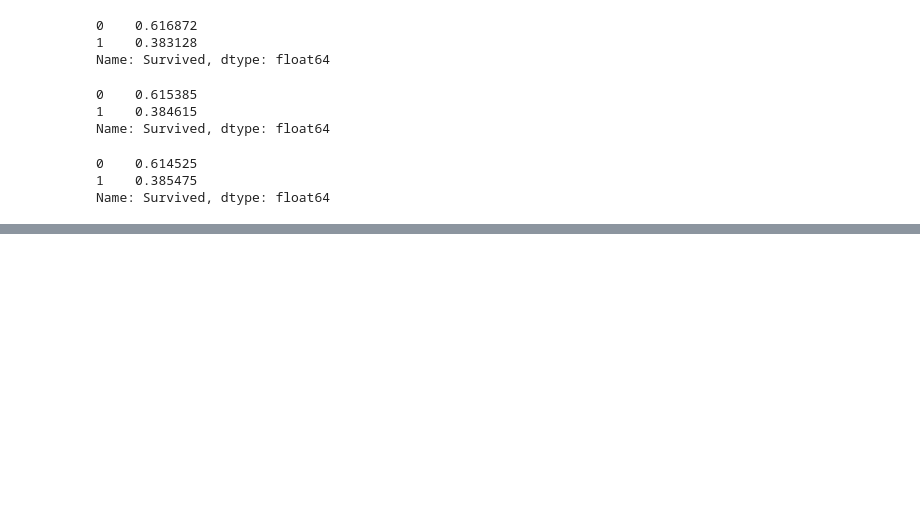
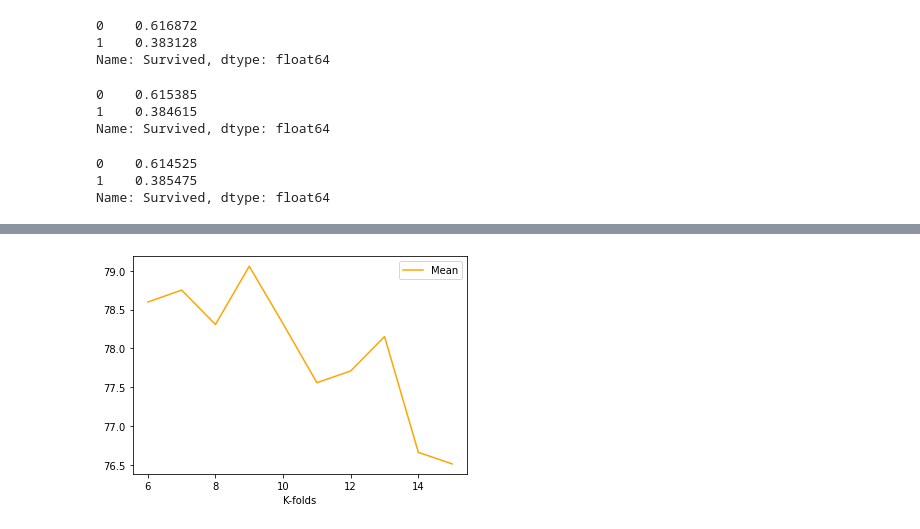
Before and after one commit to Neelam-Singhal/Model-Selection, a Jupyter notebook: modelselection.ipynb, the cells around one changed output, grey strips where cells are left out. Drawn from its saved outputs; the diff is of its cells as text; code cells hidden in the pictures; blank space fills up the shorter version.

```diff
--- a/modelselection.ipynb
+++ b/modelselection.ipynb
@@ -262,0 +357,8 @@ Name: Survived, dtype: float64
+# %%
+#We can see that max value is between 5 and 15, so lets look at it closely
+plt.plot(n_neighbours[5:15], avg[5:15], label="Mean", color="orange")
+plt.xlabel("K-folds")
+plt.legend()
+plt.show()
+# %% [output]
+[figure, added]
```
Also changed, not shown: parts of 22 cells of this notebook.
